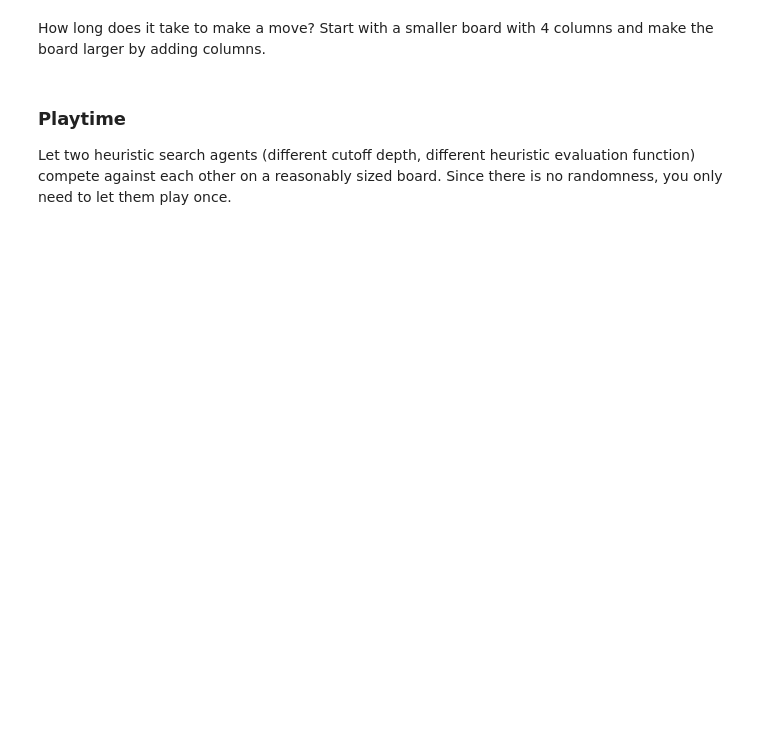
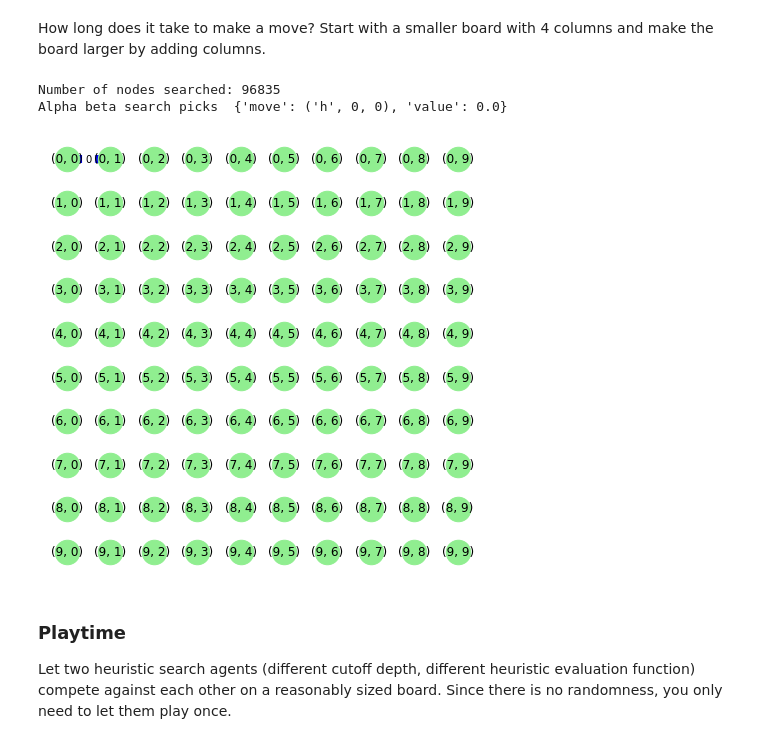
Before and after one commit to WillStrickland13/CS7320-AI, a Jupyter notebook: Games/assignment_dots_and_boxes.ipynb, the cells around one changed output. Cells and saved outputs as stored; diff of their text form; code cells hidden in the pictures; blank space fills up the shorter version.

```diff
--- a/Games/assignment_dots_and_boxes.ipynb
+++ b/Games/assignment_dots_and_boxes.ipynb
@@ -887,3 +1150,23 @@ How long does it take to make a move? Start with a smaller board with 4 columns
+# %%
+# Your code/ answer goes here.
+# With a smaller cutoff, we are able to make move on even a 10x10 board in a relatively short amount of time.
+edgeLabels = {}
+board = {
+    'n': 10,  ### hoizontal dots
+    'm': 10   ### vertical dots
+}
+G = nx.grid_2d_graph(board['n'], board['m'])
+createEmptyBoard(G,edgeLabels)
+
+move = (alpha_beta_search_heuristic(board,4,0))
+addEdge(G,board,move["move"][1],move["move"][2],move["move"][0],0,edgeLabels)
+print("Alpha beta search picks ",move)
+
+drawBoard(G,edgeLabels)
+# %% [output]
+Number of nodes searched: 96835
+Alpha beta search picks  {'move': ('h', 0, 0), 'value': 0.0}
+[figure, added]
 # %% [markdown]
 ### Playtime
 
```
Also changed, not shown: parts of 17 cells of this notebook.
